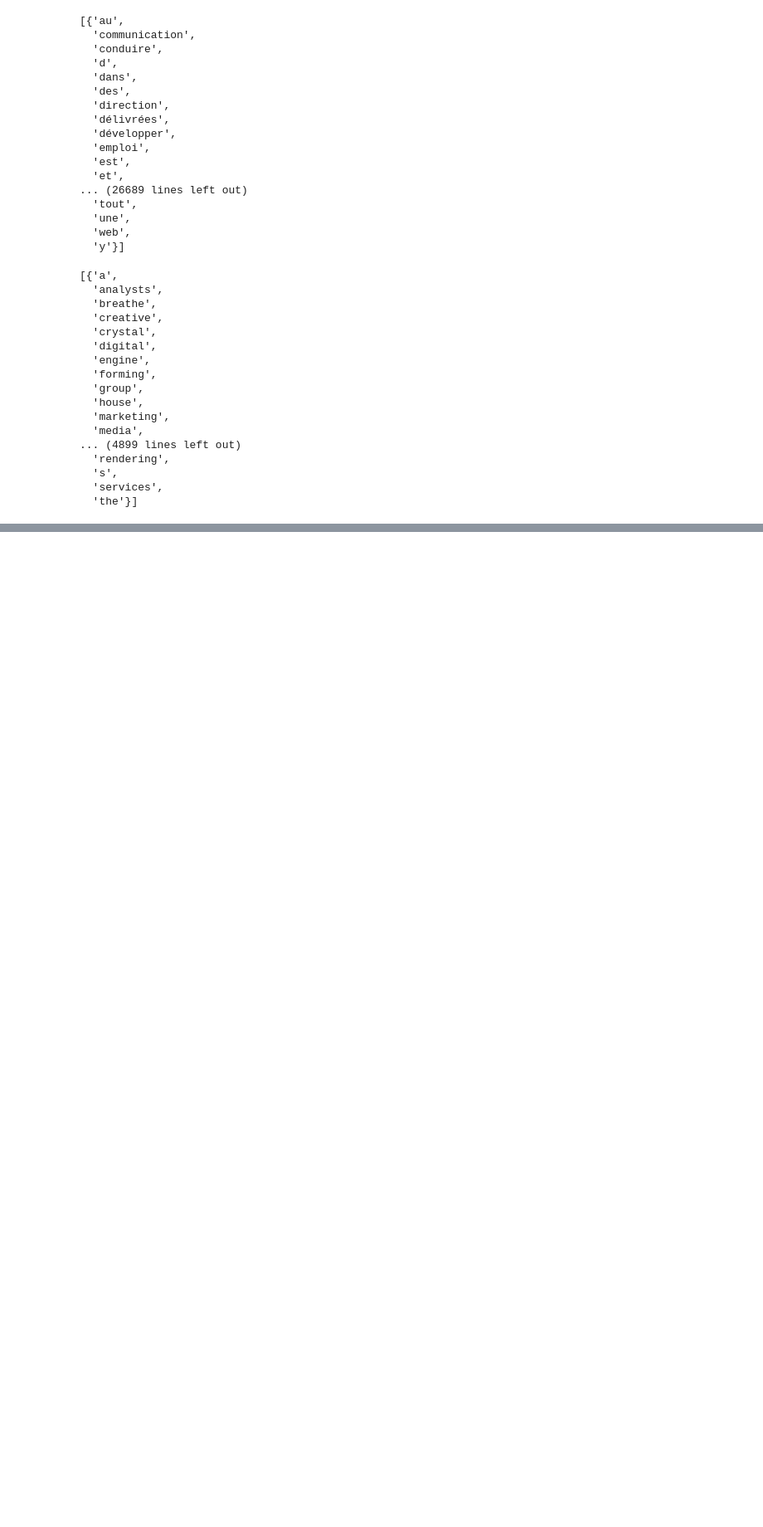
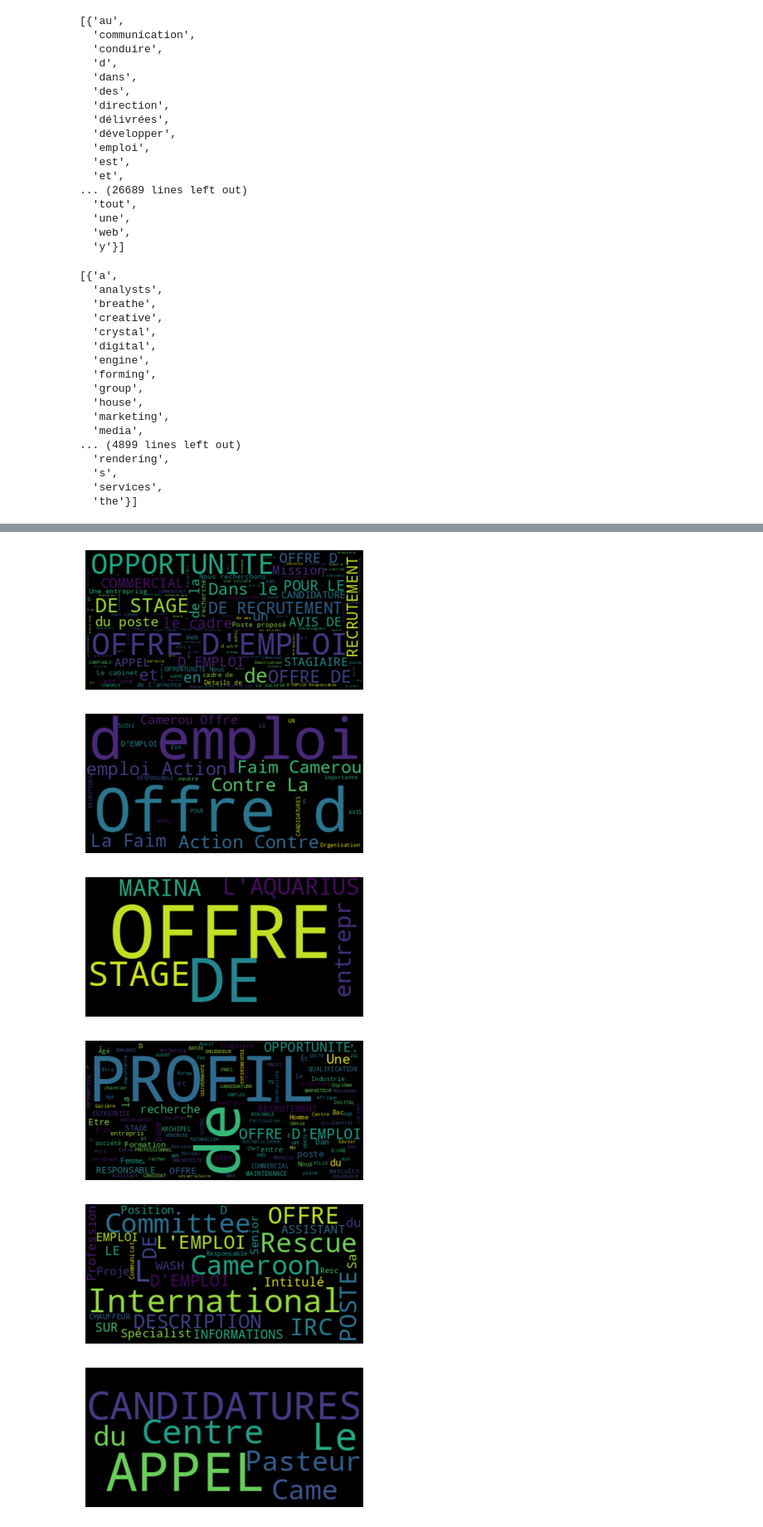
Before and after one commit to pamslover/pamellaPfe, a Jupyter notebook: embedding.ipynb, the cells around one changed output, grey strips where cells are left out. Shown at 83% size. Drawn from its saved outputs; the diff is of its cells as text; code cells hidden in the pictures; blank space fills up the shorter version.

```diff
--- a/embedding.ipynb
+++ b/embedding.ipynb
@@ -145,0 +247,5 @@ get_keyword_set_by_cluster_number(2)
+# %%
+for i in range(number_of_sub_clusters):
+        print(f"cluster {i}:\n")
+        print(get_job_infos_by_cluster_number(i, sub_sample, sub_clustering))
+        print("\n")
@@ -145,0 +316,22 @@ get_keyword_set_by_cluster_number(2)
+# %%
+
+
+for i in range(number_of_sub_clusters):
+        jobs_as_string = get_job_infos_by_cluster_number(i, sub_sample, sub_clustering)\
+        .to_string(index=True)
+        # Generate a word cloud image
+        wordcloud = WordCloud().generate(jobs_as_string)
+
+        # Display the generated image:
+        # the matplotlib way:
+
+        plt.imshow(wordcloud, interpolation='bilinear')
+        plt.axis("off")
+        plt.show()
+# %% [output]
+[figure, added]
+[figure, added]
+[figure, added]
+[figure, added]
+[figure, added]
+[figure, added]
```
Also changed, not shown: parts of 22 cells of this notebook, 2 other files.
